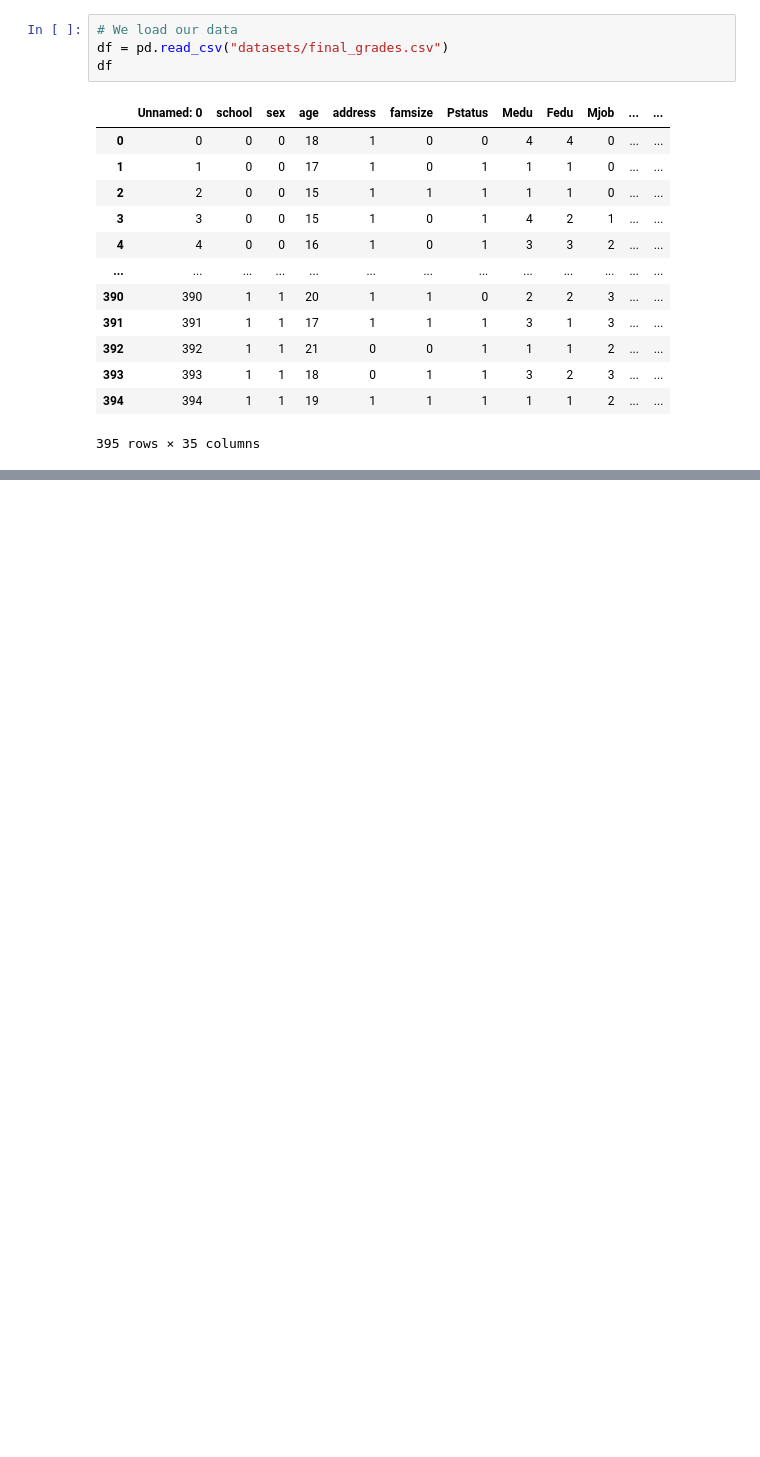
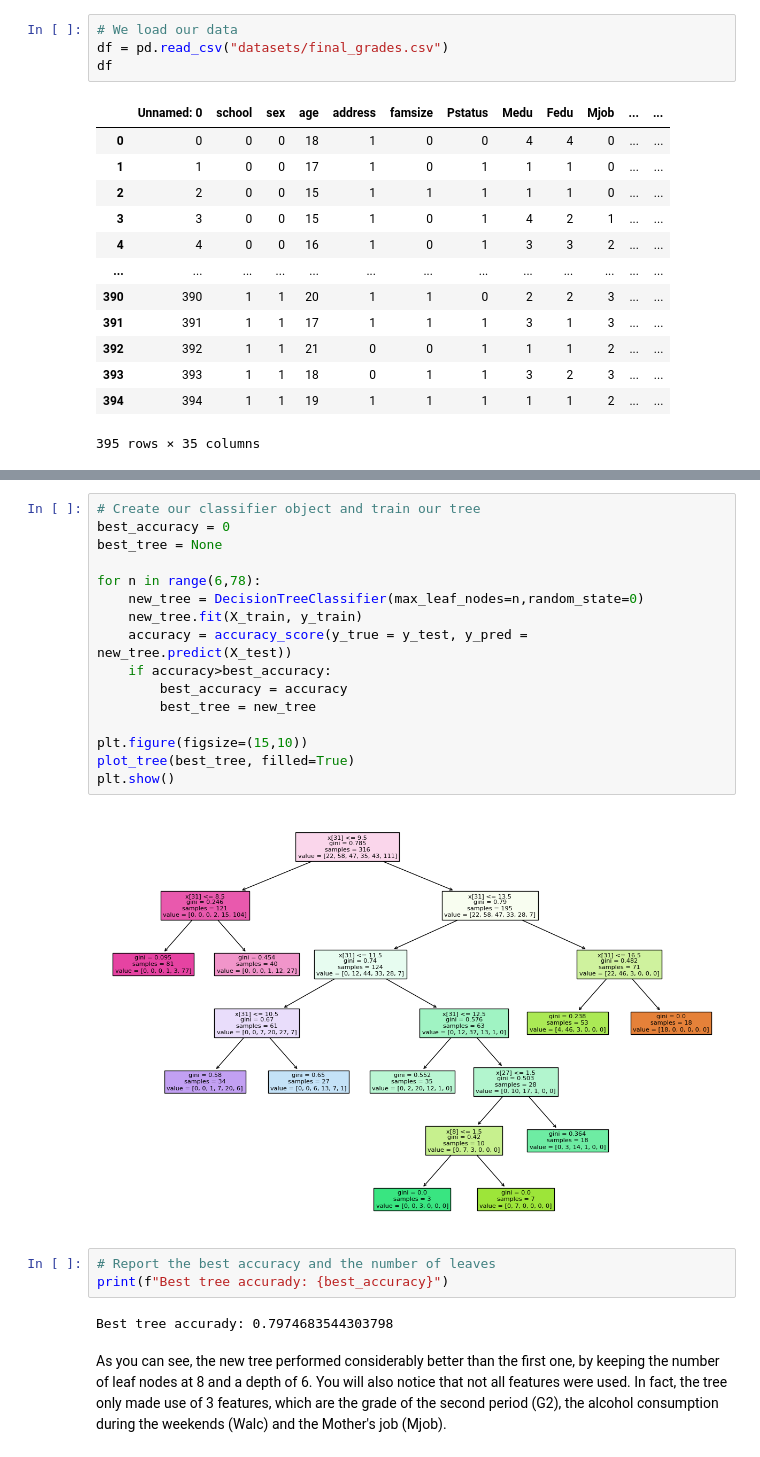
Before and after one commit to pramonettivega/machine_learning_methods, a Jupyter notebook: M2-DecisionTree.ipynb, the cells around one changed output, grey strips where cells are left out. Drawn from its saved outputs; the diff is of its cells as text; blank space fills up the shorter version.

```diff
--- a/M2-DecisionTree.ipynb
+++ b/M2-DecisionTree.ipynb
@@ -84,3 +100,28 @@ accuracy_score(y_true = y_test, y_pred = predictions)
+# %%
+# Create our classifier object and train our tree
+best_accuracy = 0
+best_tree = None
+
+for n in range(6,78):
+    new_tree = DecisionTreeClassifier(max_leaf_nodes=n,random_state=0)
+    new_tree.fit(X_train, y_train)
+    accuracy = accuracy_score(y_true = y_test, y_pred = new_tree.predict(X_test))
+    if accuracy>best_accuracy:
+        best_accuracy = accuracy
+        best_tree = new_tree
+
+plt.figure(figsize=(15,10))
+plot_tree(best_tree, filled=True)
+plt.show()
+# %% [output]
+[figure, added]
+# %%
+# Report the best accuracy and the number of leaves
+print(f"Best tree accurady: {best_accuracy}")
+# %% [output]
+Best tree accurady: 0.7974683544303798
+# %% [markdown]
+As you can see, the new tree performed considerably better than the first one, by keeping the number of leaf nodes at 8 and a depth of 6. You will also notice that not all features were used. In fact, the tree only made use of 3 features, which are the grade of the second period (G2), the alcohol consumption during the weekends (Walc) and the Mother's job (Mjob).
 # %% [markdown]
 ## Random Forest
 
```
Also changed, not shown: parts of 20 cells of this notebook.
